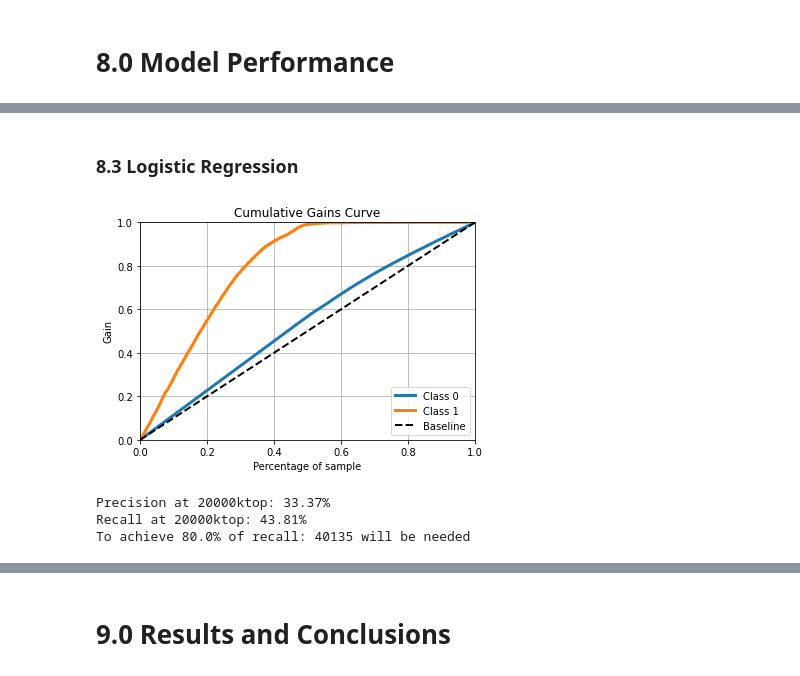
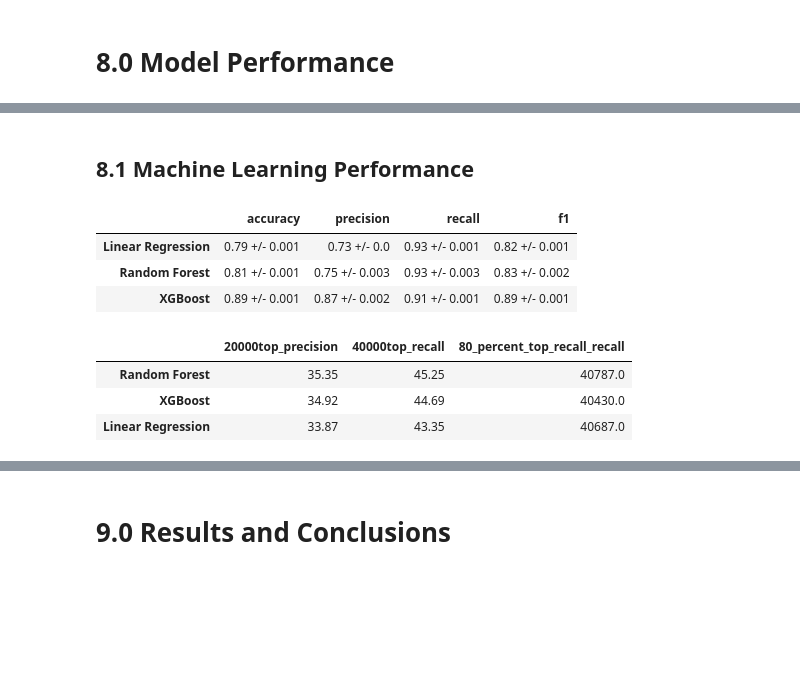
Before and after one commit to Samoelmoura/insurance_sales_predict, a Jupyter notebook: notebooks/1.0.final_project.ipynb, the cells around one changed output, grey strips where cells are left out. Saved outputs shown, nothing was run; the diff lists cells and outputs as text; code cells hidden in the pictures; blank space fills up the shorter version.

Commit message:
business performance

```diff
--- a/notebooks/1.0.final_project.ipynb
+++ b/notebooks/1.0.final_project.ipynb
@@ -1285,18 +1142,45 @@ To achieve 80.0% of recall: 40101 will be needed
-# %% [markdown]
-### 8.3 Logistic Regression
-# %%
-# ploting cumulative gain curve
-skplt.metrics.plot_cumulative_gain(y_test, proba_lr);
-# %% [output]
-[figure, removed]
-# %%
-df = df8.copy()
-df['propencity'] = proba_lr[:,1]
-
-gain_curve_ktop_precision(df, target_variable='response', ktop=20000, new_clients=127000)
-gain_curve_ktop_recall(df, target_variable='response', ktop=20000, new_clients=127000)
-gain_curve_recall_recall(df, target_variable='response', recall=0.8, new_clients=127000)
-# %% [output]
-Precision at 20000ktop: 33.37%
-Recall at 20000ktop: 43.81%
-To achieve 80.0% of recall: 40135 will be needed
+# %% [markdown]
+## 8.1 Machine Learning Performance
+# %%
+error.T
+# %% [output]
+|  | accuracy | precision | recall | f1 |
+| Linear Regression | 0.79 +/- 0.001 | 0.73 +/- 0.0 | 0.93 +/- 0.001 | 0.82 +/- 0.001 |
+| Random Forest | 0.81 +/- 0.001 | 0.75 +/- 0.003 | 0.93 +/- 0.003 | 0.83 +/- 0.002 |
+| XGBoost | 0.89 +/- 0.001 | 0.87 +/- 0.002 | 0.91 +/- 0.001 | 0.89 +/- 0.001 |
+# %%
+df8 = test.copy()
+df8 = df8[['id', 'response']]
+
+dict_ktop_precision, dict_ktop_recall, dict_ktop_recall_recall = dict(), dict(), dict()
+
+df = df8.copy()
+df['propencity'] = proba_rf[:,1]
+
+dict_ktop_precision = gain_curve_ktop_precision(df, 'Random Forest', dict_ktop_precision, target_variable='response', ktop=20000, new_clients=127000)
+dict_ktop_recall = gain_curve_ktop_recall(df, 'Random Forest', dict_ktop_recall, target_variable='response', ktop=20000, new_clients=127000)
+dict_ktop_recall_recall = gain_curve_recall_recall(df, 'Random Forest', dict_ktop_recall_recall, target_variable='response', recall=0.8, new_clients=127000)
+
+df = df8.copy()
+df['propencity'] = proba_xgb[:,1]
+
+dict_ktop_precision = gain_curve_ktop_precision(df, 'XGBoost', dict_ktop_precision, target_variable='response', ktop=20000, new_clients=127000)
+dict_ktop_recall = gain_curve_ktop_recall(df, 'XGBoost', dict_ktop_recall, target_variable='response', ktop=20000, new_clients=127000)
+dict_ktop_recall_recall = gain_curve_recall_recall(df, 'XGBoost', dict_ktop_recall_recall, target_variable='response', recall=0.8, new_clients=127000)
+
+df = df8.copy()
+df['propencity'] = proba_lr[:,1]
+
+dict_ktop_precision = gain_curve_ktop_precision(df, 'Linear Regression', dict_ktop_precision, target_variable='response', ktop=20000, new_clients=127000)
+dict_ktop_recall = gain_curve_ktop_recall(df, 'Linear Regression', dict_ktop_recall, target_variable='response', ktop=20000, new_clients=127000)
+dict_ktop_recall_recall = gain_curve_recall_recall(df, 'Linear Regression', dict_ktop_recall_recall, target_variable='response', recall=0.8, new_clients=127000)
+
+cols = '20000top_precision', '40000top_recall', '80_percent_top_recall_recall'
+
+business_performance = pd.DataFrame([dict_ktop_precision, dict_ktop_recall, dict_ktop_recall_recall], index=cols).T
+business_performance
+# %% [output]
+|  | 20000top_precision | 40000top_recall | 80_percent_top_recall_recall |
+| Random Forest | 35.35 | 45.25 | 40787.0 |
+| XGBoost | 34.92 | 44.69 | 40430.0 |
+| Linear Regression | 33.87 | 43.35 | 40687.0 |
```
Also changed, not shown: parts of 71 cells of this notebook.
